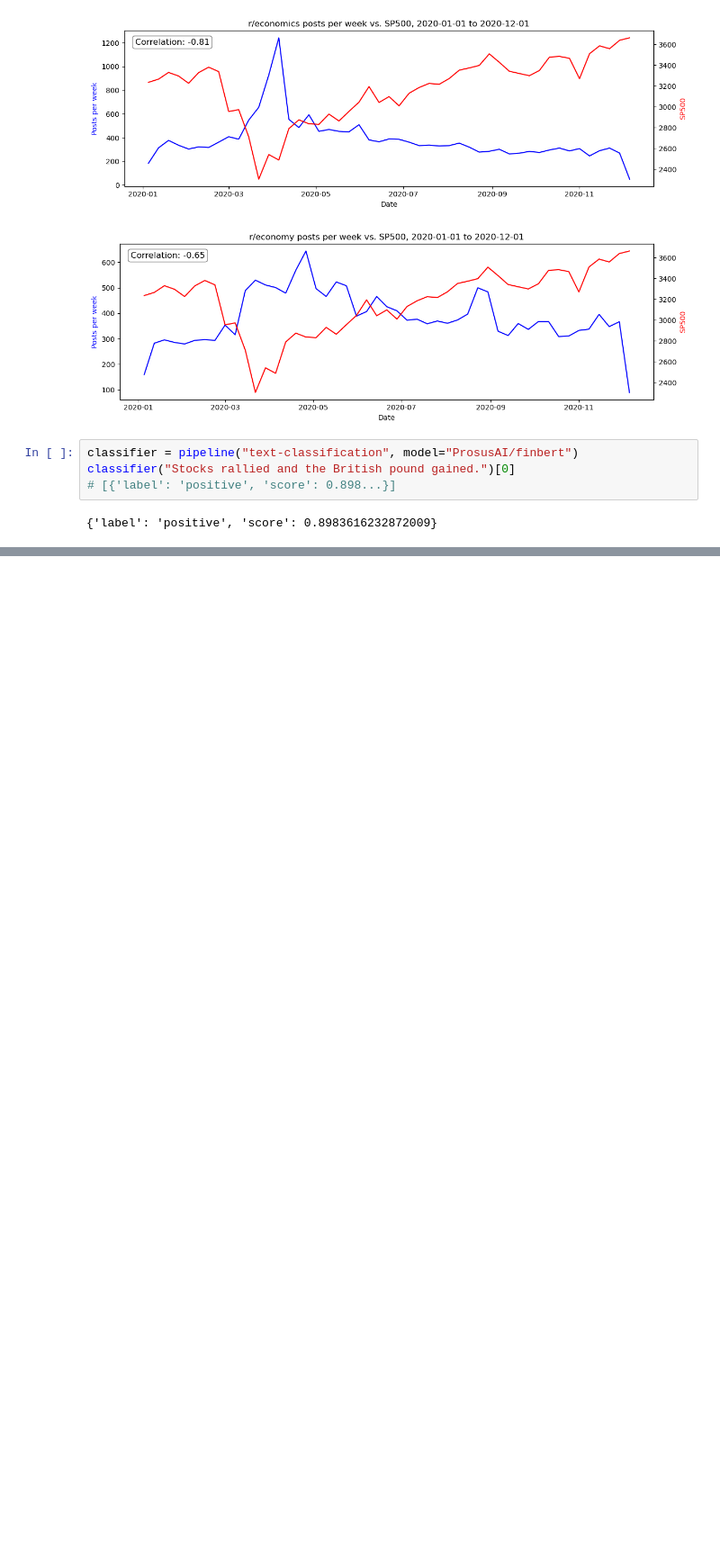
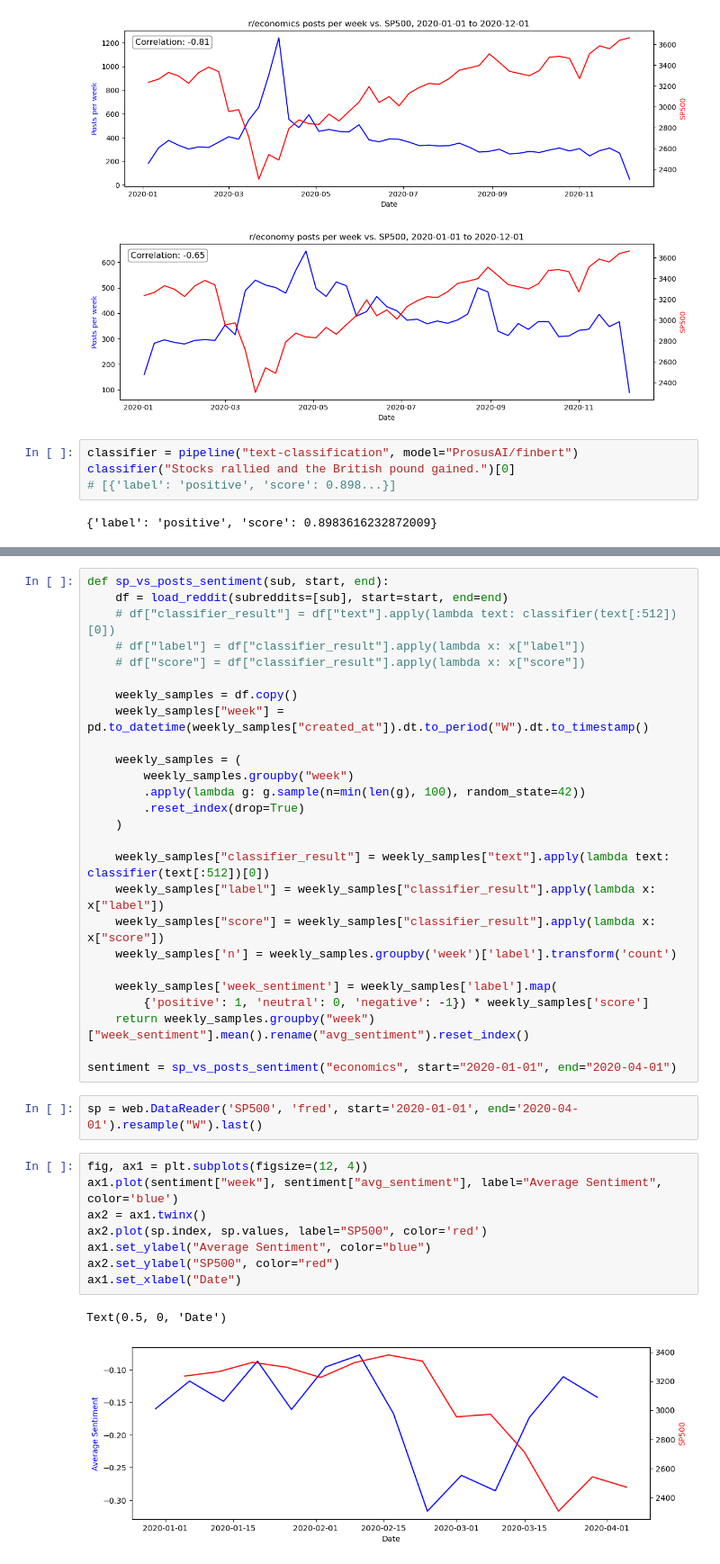
Before and after one commit to typarker04/reddit-sentiment-analysis, a Jupyter notebook: 570 proposal 2/proposal.ipynb, the cells around one changed output, grey strips where cells are left out. Shown at 90% size. Saved outputs shown, nothing was run; the diff lists cells and outputs as text; blank space fills up the shorter version.

Commit message:
sentiment plotting

```diff
--- a/570 proposal 2/proposal.ipynb
+++ b/570 proposal 2/proposal.ipynb
@@ -139,0 +136,39 @@ sample[sample['label'] == 'positive']
+# %%
+def sp_vs_posts_sentiment(sub, start, end):
+    df = load_reddit(subreddits=[sub], start=start, end=end)
+    # df["classifier_result"] = df["text"].apply(lambda text: classifier(text[:512])[0])
+    # df["label"] = df["classifier_result"].apply(lambda x: x["label"])
+    # df["score"] = df["classifier_result"].apply(lambda x: x["score"])
+
+    weekly_samples = df.copy()
+    weekly_samples["week"] = pd.to_datetime(weekly_samples["created_at"]).dt.to_period("W").dt.to_timestamp()
+
+    weekly_samples = (
+        weekly_samples.groupby("week")
+        .apply(lambda g: g.sample(n=min(len(g), 100), random_state=42))
+        .reset_index(drop=True)
+    )
+
+    weekly_samples["classifier_result"] = weekly_samples["text"].apply(lambda text: classifier(text[:512])[0])
+    weekly_samples["label"] = weekly_samples["classifier_result"].apply(lambda x: x["label"])
+    weekly_samples["score"] = weekly_samples["classifier_result"].apply(lambda x: x["score"])
+    weekly_samples['n'] = weekly_samples.groupby('week')['label'].transform('count')
+
+    weekly_samples['week_sentiment'] = weekly_samples['label'].map(
+        {'positive': 1, 'neutral': 0, 'negative': -1}) * weekly_samples['score']
+    return weekly_samples.groupby("week")["week_sentiment"].mean().rename("avg_sentiment").reset_index()
+
+sentiment = sp_vs_posts_sentiment("economics", start="2020-01-01", end="2020-04-01")
+# %%
+sp = web.DataReader('SP500', 'fred', start='2020-01-01', end='2020-04-01').resample("W").last()
+# %%
+fig, ax1 = plt.subplots(figsize=(12, 4))
+ax1.plot(sentiment["week"], sentiment["avg_sentiment"], label="Average Sentiment", color='blue')
+ax2 = ax1.twinx()
+ax2.plot(sp.index, sp.values, label="SP500", color='red')
+ax1.set_ylabel("Average Sentiment", color="blue")
+ax2.set_ylabel("SP500", color="red")
+ax1.set_xlabel("Date")
+# %% [output]
+Text(0.5, 0, 'Date')
+[figure, added]
```
Also changed, not shown: parts of 3 cells of this notebook.
